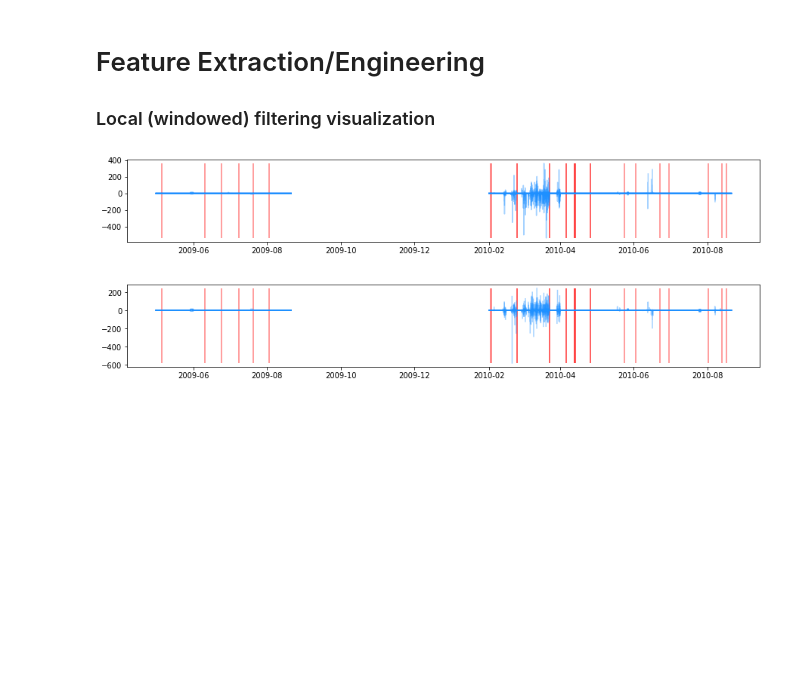
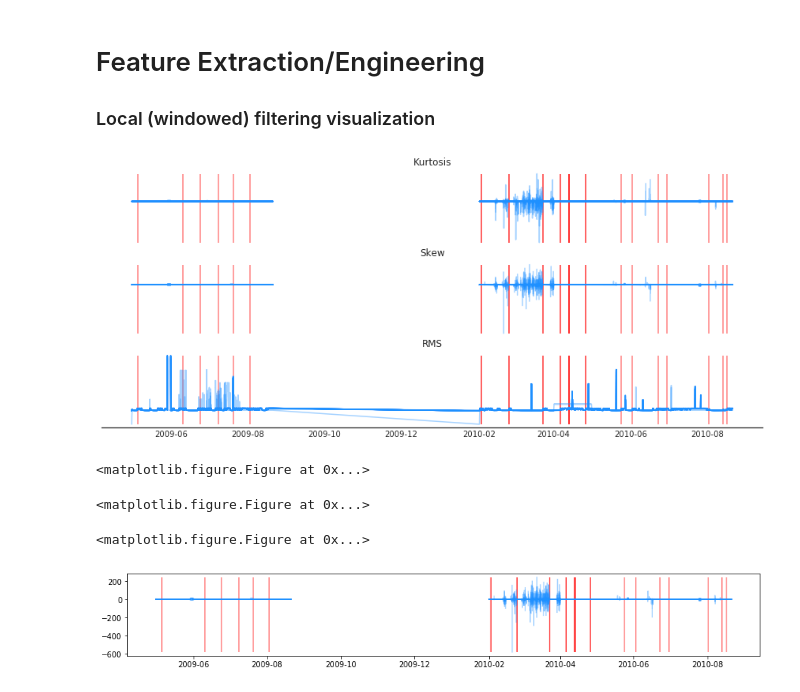
Before and after one commit to rtbs-dev/phm-feature-maker, a Jupyter notebook: sandbox.ipynb, the cells around one changed output. Drawn from its saved outputs; the diff is of its cells as text; code cells hidden in the pictures; blank space fills up the shorter version.

```diff
--- a/sandbox.ipynb
+++ b/sandbox.ipynb
@@ -243,19 +299,42 @@ pd.DataFrame(clf_dt.cv_results_).T
 # %%
 r = ((df-df.mean())/df.std()).sort_index().rolling('6h')  # 6hr rolling window (after scaling)
 
-## Kurtosis ##
+
 no_outl = lambda s: s[~((s-s.mean()).abs()>3*s.std())]   # naive global outlier removal
-def silly_prep(r):
+def silly_prep(r, ax=None):
     pl = r.loc[:,'T_1':]  # all the T_x sensors
     pl = no_outl(pl)
     pl = (pl-pl.mean())/pl.std()
 
     plt.figure(figsize=(15, 2))
-    plt.plot(pl, color='dodgerblue', alpha=.4);  # where is the kurtosis "happening"?
-    plt.vlines(df[df.target==1].index, pl.min().min(), pl.max().max(), alpha=.5, color='r')
-silly_prep(r.kurt())alpha=.2,
+    if ax is None:
+        ax = plt.gca()
+    ax.plot(pl, color='dodgerblue', alpha=.4);  # where is the kurtosis "happening"?
+    ax.vlines(df[df.target==1].index, pl.min().min(), pl.max().max(), alpha=.5, color='r')
+    for label in ax.get_yticklabels():
+        label.set_visible(False)
+
+with sns.axes_style('white'):
+    f, ax = plt.subplots(nrows=3, sharex=True, figsize=(15,6))
+    ## Kurtosis ##
+    silly_prep(r.kurt(), ax=ax[0])
+#     sns.despine(left=True, bottom=True)
+    ax[0].set_title('Kurtosis')
+    ax[0].axis('off')
+    ## Skew ##
+    silly_prep(r.skew(), ax=ax[1])
+    ax[1].set_title('Skew')
+#     sns.despine(left=True, bottom=True)
+    ax[1].axis('off')
+    ## RMS ##
+    silly_prep(r.apply(lambda x: np.sqrt(np.square(x).sum())), ax=ax[2])
+    ax[2].set_title('RMS')
+    sns.despine(left=True, ax=ax[2])
 # %% [output]
-[figure, old version]
+[figure, new version]
+<matplotlib.figure.Figure at 0x...>
+<matplotlib.figure.Figure at 0x...>
+<matplotlib.figure.Figure at 0x...>
 # %%
 ## Skew ##
 silly_prep(r.skew())
```
Also changed, not shown: parts of 21 cells of this notebook.
